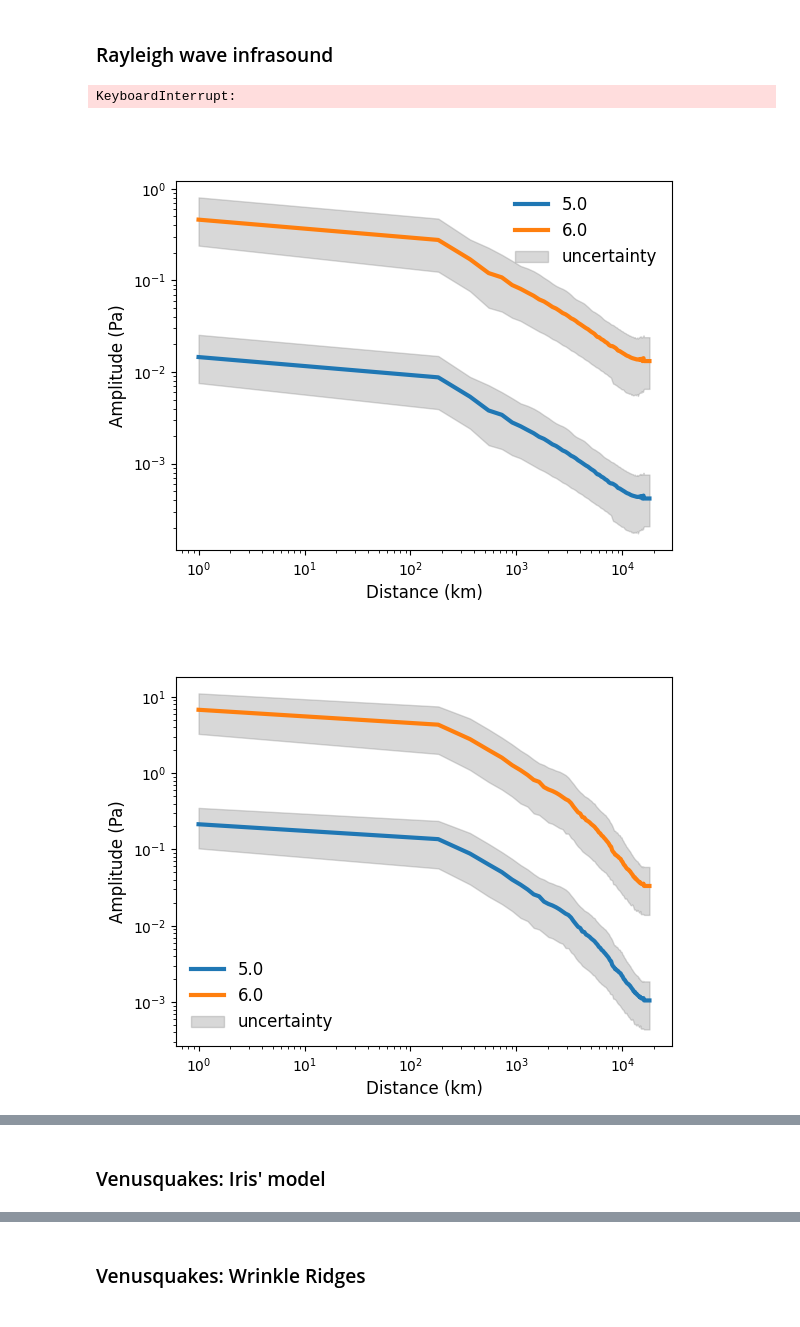
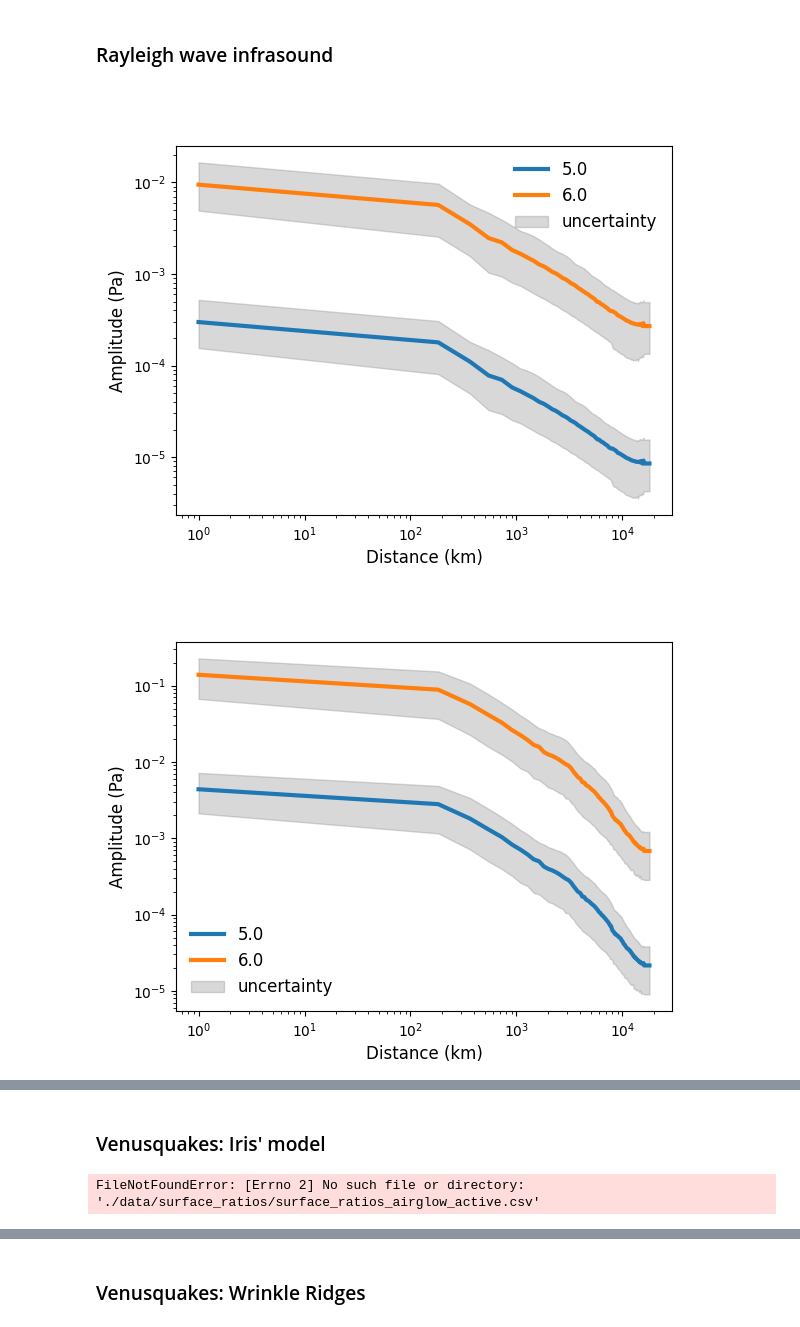
Before and after one commit to QuentinBrissaud/Venus_Detectability, a Jupyter notebook: compute_proba_detection_venus.ipynb, the cells around one changed output, grey strips where cells are left out. Saved outputs shown, nothing was run; the diff lists cells and outputs as text; code cells hidden in the pictures.

Commit message:
fix surface ratios

```diff
--- a/compute_proba_detection_venus.ipynb
+++ b/compute_proba_detection_venus.ipynb
@@ -26,9 +26,9 @@ f_c = interpolate.interp1d(profile.altitude/1e3, profile.c, kind='quadratic')
 # %%
 reload(pm)
 file_curve = './data/GF_data/GF_Dirac_1Hz_all_wfreq.csv'
 freq = [0.01, 0.1, 1.]
-TL_new, TL_new_qmin, TL_new_qmax = pm.get_TL_curves(file_curve, freq, dist_min=100., rho0=f_rho(0.), rhob=f_rho(90.), use_savgol_filter=True, plot=True, scalar_moment=10e6, unknown='pressure', return_dataframe=False)
+alt_balloon = 45.
+TL_new, TL_new_qmin, TL_new_qmax = pm.get_TL_curves(file_curve, freq, dist_min=100., rho0=f_rho(0.), rhob=f_rho(alt_balloon), use_savgol_filter=True, plot=False, scalar_moment=10e6, unknown='pressure', return_dataframe=False)
 # %% [output]
-KeyboardInterrupt:
-[figure, old version]
+[figure, new version]
-[figure, old version]
+[figure, new version]
@@ -38,9 +39,12 @@ KeyboardInterrupt:
 file_slopes = './data/Venus_data/distribution_venus_per_mw.csv'
 pd_slopes = pm.get_slopes(file_slopes)
 
-file_ratio = './data/surface_ratios/surface_ratios_active_fixed.csv'
+#file_ratio = './data/surface_ratios/surface_ratios_active_fixed.csv'
 #file_ratio = './data/surface_ratios_fixed.csv'
+file_ratio = './data/surface_ratios/surface_ratios_airglow_active.csv'
 surface_ratios = pm.get_surface_ratios(file_ratio)
+# %% [output]
+FileNotFoundError: [Errno 2] No such file or directory: './data/surface_ratios/surface_ratios_airglow_active.csv'
 # %%
 reload(pm)
 
```
Also changed, not shown: parts of 13 cells of this notebook, 6 other files.
